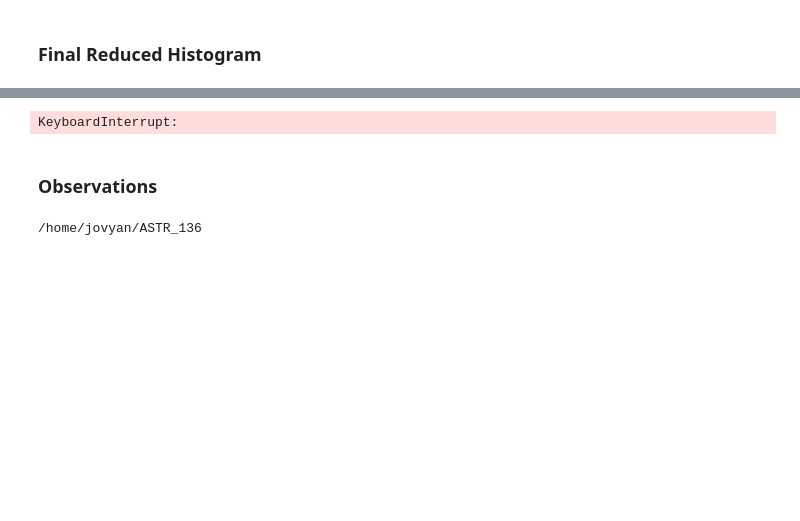
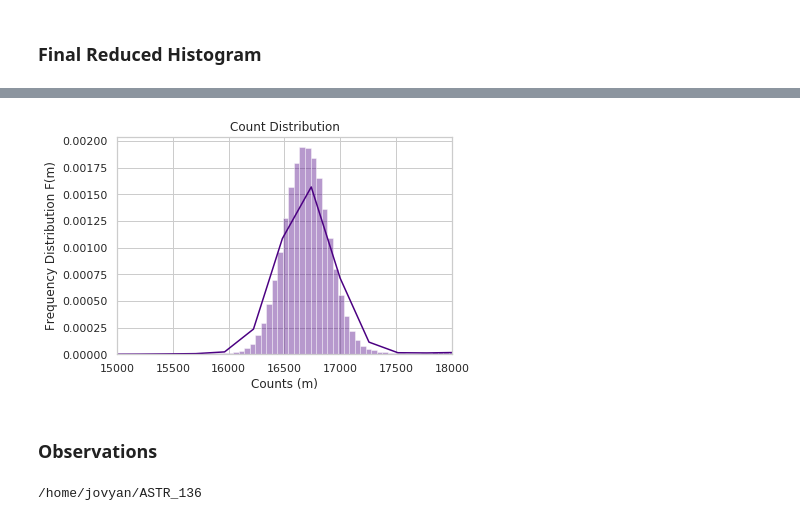
Before and after one commit to spausanc/ASTR-136-Twilight-Sky, a Jupyter notebook: Sky_Brightness.ipynb, the cells around one changed output, grey strips where cells are left out. Saved outputs shown, nothing was run; the diff lists cells and outputs as text; code cells hidden in the pictures; blank space fills up the shorter version.

```diff
--- a/Sky_Brightness.ipynb
+++ b/Sky_Brightness.ipynb
@@ -261,0 +259,2 @@ sci_clipped[:,:,0].shape
+# %%
+poo_poo = sci_clipped[:,:,60]
@@ -262,11 +265,12 @@ sci_clipped[:,:,0].shape
 # %%
-ax = sns.distplot(sci_clipped[:,:,0].flatten(), bins = 'fd', color='purple')
+ax = sns.distplot(poo_poo.flatten(), bins = 500, color='indigo' )
+plt.xlim(15000,18000)
 plt.xlabel('Counts (m)')
 plt.ylabel('Frequency Distribution F(m)')
 plt.title('Count Distribution')
 plt.show()
 # %% [output]
-KeyboardInterrupt:
+[figure, added]
 # %% [markdown]
 ### Observations
 # %%
```
Also changed, not shown: parts of 6 cells of this notebook.
